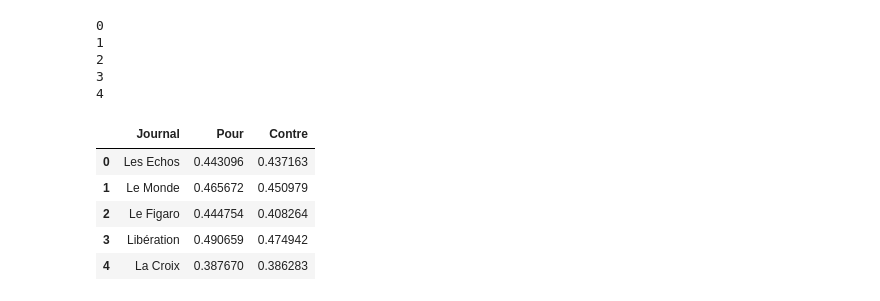
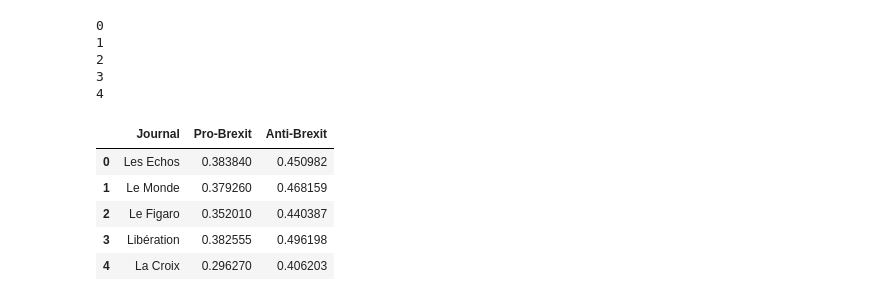
Before and after one commit to Matis24/Brexit-speech-analysis, a Jupyter notebook: code/model_brexit_or_grexit.ipynb, the cells around one changed output. Cells and saved outputs as stored; diff of their text form; code cells hidden in the pictures.

```diff
--- a/code/model_brexit_or_grexit.ipynb
+++ b/code/model_brexit_or_grexit.ipynb
@@ -312,7 +324,7 @@ result
 # %% [markdown]
 # POla avec avis
 # %%
-brexit_avis = result.groupby('avis').get_group('contre')
+brexit_avis = result.groupby('avis').get_group('AntiBrexit')
 journal = ['Les Echos', 'Le Monde', 'Le Figaro', 'Libération','La Croix']
 pola_avis = []
 
@@ -332,7 +344,7 @@ for i in range(len(journal)):
 3
 4
 # %%
-brexit_avis = result.groupby('avis').get_group('pour')
+brexit_avis = result.groupby('avis').get_group('ProBrexit')
 journal = ['Les Echos', 'Le Monde', 'Le Figaro', 'Libération','La Croix']
 pola_avis_pour = []
 
@@ -367,7 +379,7 @@ brexit_avis
 # %% [markdown]
 # Subj avis
 # %%
-brexit_avis = result.groupby('avis').get_group('contre')
+brexit_avis = result.groupby('avis').get_group('AntiBrexit')
 journal = ['Les Echos', 'Le Monde', 'Le Figaro', 'Libération','La Croix']
 subj_avis_contre = []
 
@@ -387,7 +399,7 @@ for i in range(len(journal)):
 3
 4
 # %%
-brexit_avis = result.groupby('avis').get_group('pour')
+brexit_avis = result.groupby('avis').get_group('ProBrexit')
 journal = ['Les Echos', 'Le Monde', 'Le Figaro', 'Libération','La Croix']
 subj_avis_pour = []
 
@@ -407,14 +419,14 @@ for i in range(len(journal)):
 3
 4
 # %%
-brexit_pour = pd.DataFrame({'Journal':journal, 'Pour':subj_avis_pour})
-brexit_contre = pd.DataFrame({'Journal':journal, 'Contre':subj_avis_contre})
+brexit_pour = pd.DataFrame({'Journal':journal, 'Pro-Brexit':subj_avis_pour})
+brexit_contre = pd.DataFrame({'Journal':journal, 'Anti-Brexit':subj_avis_contre})
 brexit_avis = brexit_pour.merge(brexit_contre, on='Journal')
 brexit_avis
 # %% [output]
-|  | Journal | Pour | Contre |
-| 0 | Les Echos | 0.443096 | 0.437163 |
-| 1 | Le Monde | 0.465672 | 0.450979 |
-| 2 | Le Figaro | 0.444754 | 0.408264 |
-| 3 | Libération | 0.490659 | 0.474942 |
-| 4 | La Croix | 0.387670 | 0.386283 |
+|  | Journal | Pro-Brexit | Anti-Brexit |
+| 0 | Les Echos | 0.383840 | 0.450982 |
+| 1 | Le Monde | 0.379260 | 0.468159 |
+| 2 | Le Figaro | 0.352010 | 0.440387 |
+| 3 | Libération | 0.382555 | 0.496198 |
+| 4 | La Croix | 0.296270 | 0.406203 |
```
Also changed, not shown: parts of 13 cells of this notebook, 7 other files.
